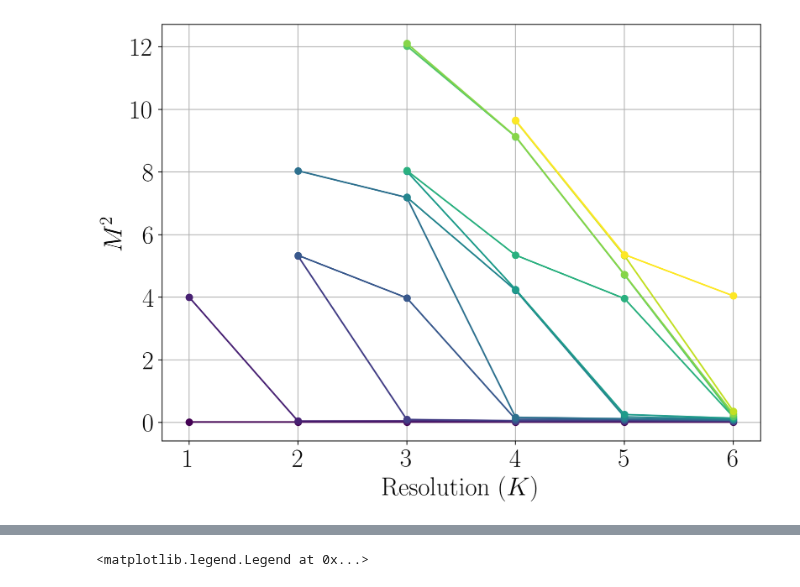
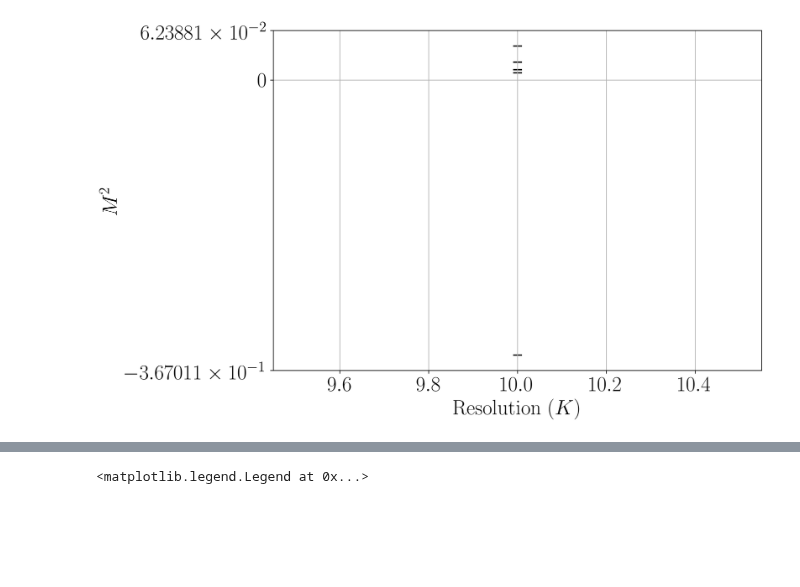
Before and after one commit to cgustin99/OpenParticle, a Jupyter notebook: models/Yukawa/yukawa.ipynb, the cells around one changed output, grey strips where cells are left out. Saved outputs shown, nothing was run; the diff lists cells and outputs as text; code cells hidden in the pictures; blank space fills up the shorter version.

```diff
--- a/models/Yukawa/yukawa.ipynb
+++ b/models/Yukawa/yukawa.ipynb
@@ -43,3 +68,13 @@ def get_eigenstates(resolutions, g, mf, mb, Q, num_eigenstates):
 # %%
-max_res = 6
-eigenstates = get_eigenstates(range(1, max_res + 1), g = 0.1, mf = 1, mb = 0.1, Q = 0, num_eigenstates = 2*max_res)
+max_res = 10
+mf = 1
+mb = 1
+g = 4
+t = 0.1
+Q = 0
+num_eigenstates = 5
+n_particles = 2
+
+resolutions = [max_res]
+
+eigenvalues, eigenvectors = get_eigenstates(resolutions, g = 1, mf = 1, mb = 0.1, Q = 0, num_eigenstates = num_eigenstates, n_particles = n_particles)
@@ -46,20 +122,20 @@ eigenstates = get_eigenstates(range(1, max_res + 1), g = 0.1, mf = 1, mb = 0.1,
 # %%
 plt.figure(figsize = (10, 7), dpi = 200)
 K_values = range(1, max_res + 1)
-colors = plt.cm.viridis(np.linspace(0, 1, eigenstates.shape[0]))
-for i, eig in enumerate(eigenstates):
-    plt.plot(K_values, eig, color = colors[i], marker='o', label=f" $E_{i}$")#, label=f" $E_{i}$")#colors = colors[i]
-    # plt.scatter(K_values, eig, color = 'black', marker = '_', s = 100)
+colors = plt.cm.viridis(np.linspace(0, 1, eigenvalues.shape[0]))
+for i, eig in enumerate(eigenvalues):
+    # plt.plot(K_values, eig, color = colors[i], marker='o', label=f" $E_{i}$")#, label=f" $E_{i}$")#colors = colors[i]
+    plt.scatter(resolutions, eig, color = 'black', marker = '_', s = 100)
 
 plt.xlabel("Resolution ($K$)")
 plt.ylabel("$M^2$")
 # plt.title( f'g = {g}, $m_f$ = {mf}, $m_b$ = {mb}')
 # plt.legend()
-# plt.yscale('symlog')
+plt.yscale('symlog')
 plt.grid()
 plt.show()
 # %% [output]
-[figure, old version]
+[figure, new version]
 # %%
 def m2_vs_res(res_vals, baryon_number, coupling = 1, mf = 1, mb = 1, eigenstate = 0):
 
```
Also changed, not shown: parts of 14 cells of this notebook, 3 other files.
